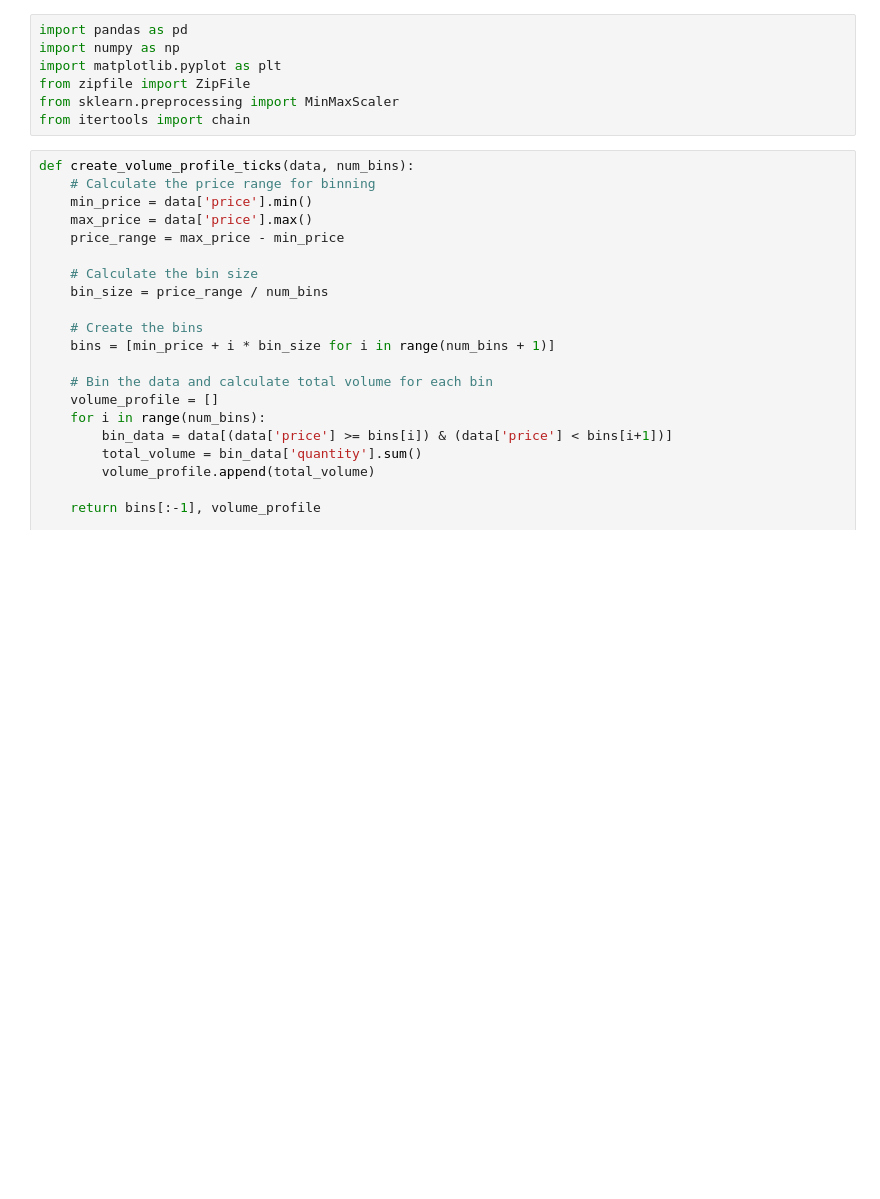
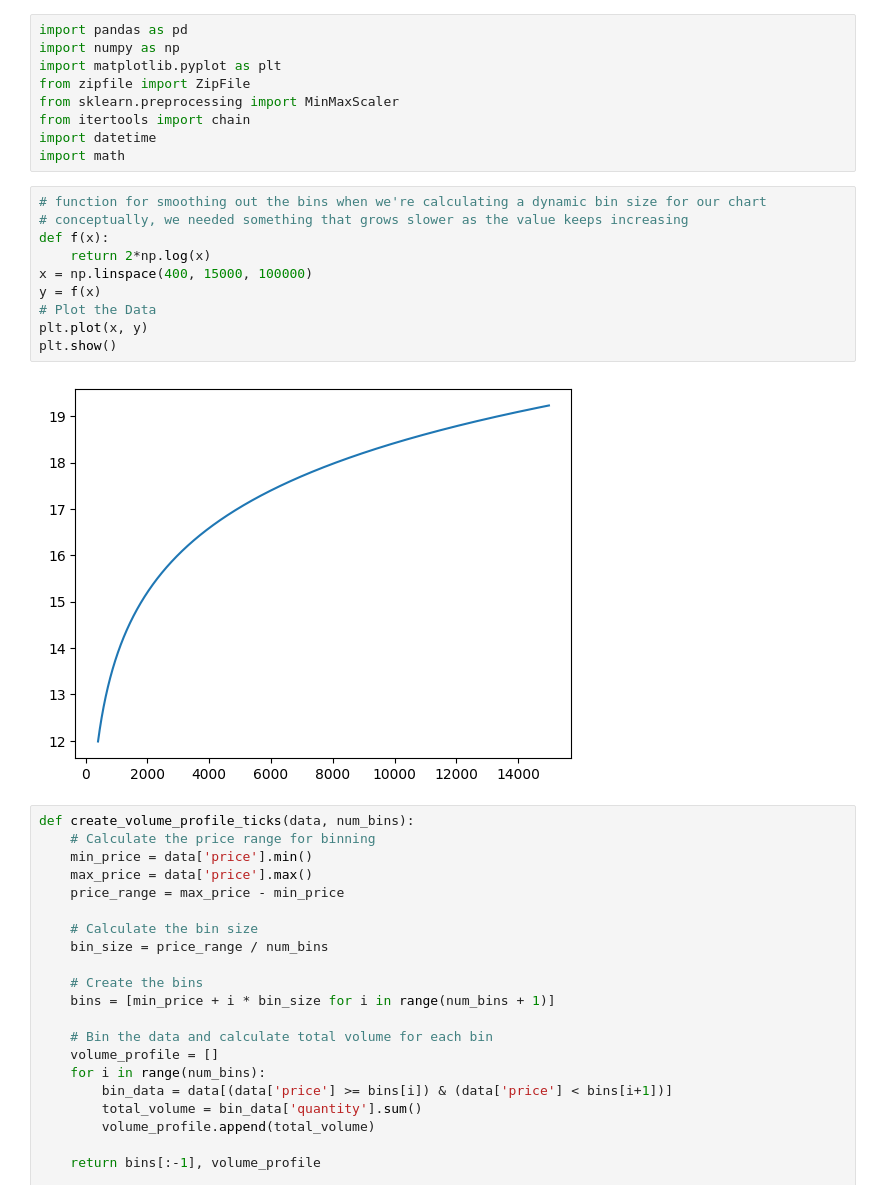
Before and after one commit to Arctek/volprofile, a Jupyter notebook: vol-profile/multipledays.ipynb, the cells around one changed output. Cells and saved outputs as stored; diff of their text form; blank space fills up the shorter version.

```diff
--- a/vol-profile/multipledays.ipynb
+++ b/vol-profile/multipledays.ipynb
@@ -5,6 +5,20 @@ import matplotlib.pyplot as plt
 from zipfile import ZipFile
 from sklearn.preprocessing import MinMaxScaler
 from itertools import chain
+import datetime
+import math
+# %%
+# function for smoothing out the bins when we're calculating a dynamic bin size for our chart
+# conceptually, we needed something that grows slower as the value keeps increasing
+def f(x):
+    return 2*np.log(x)
+x = np.linspace(400, 15000, 100000)
+y = f(x)
+# Plot the Data
+plt.plot(x, y)
+plt.show()
+# %% [output]
+[figure, added]
 # %%
 def create_volume_profile_ticks(data, num_bins):
     # Calculate the price range for binning
```
Also changed, not shown: parts of 3 cells of this notebook.
